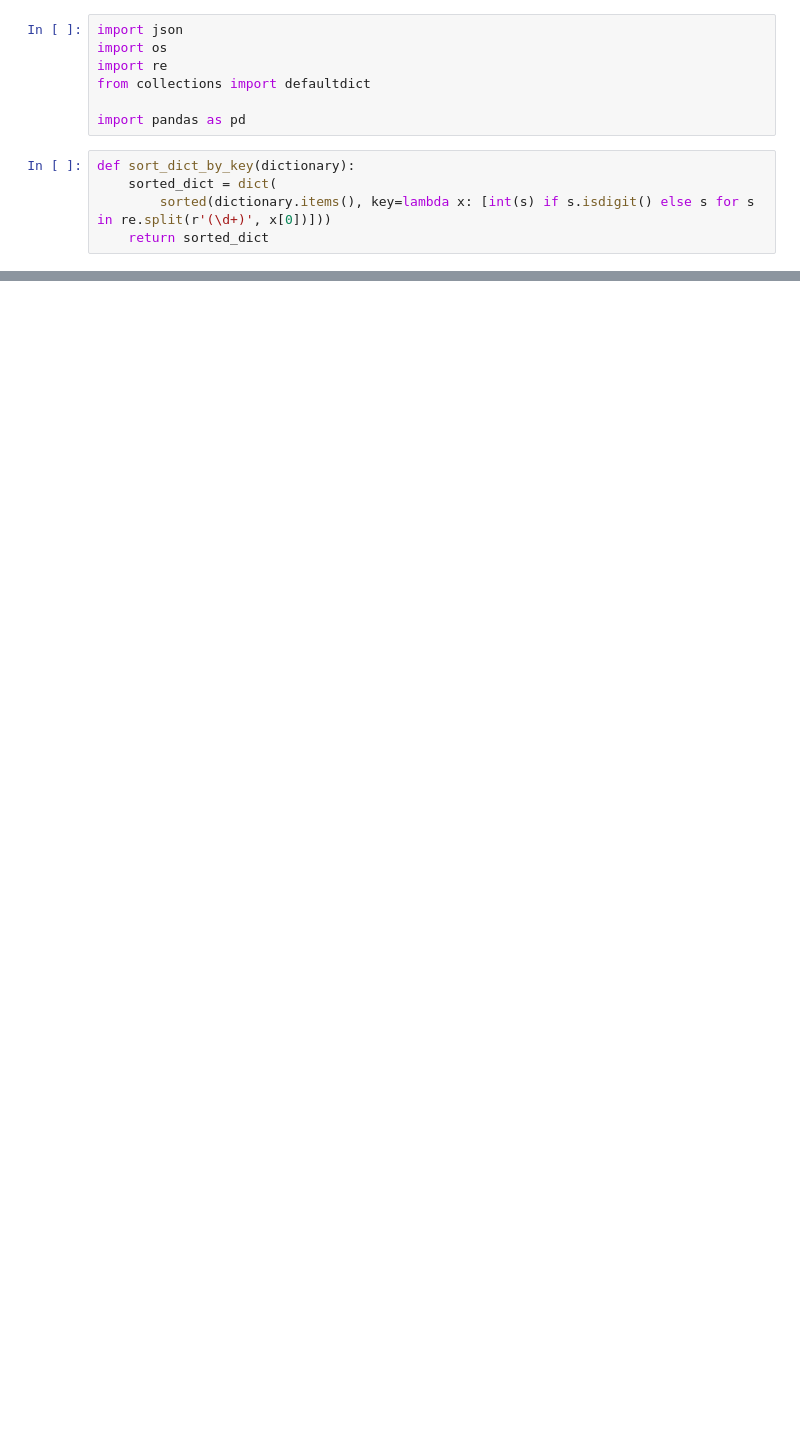
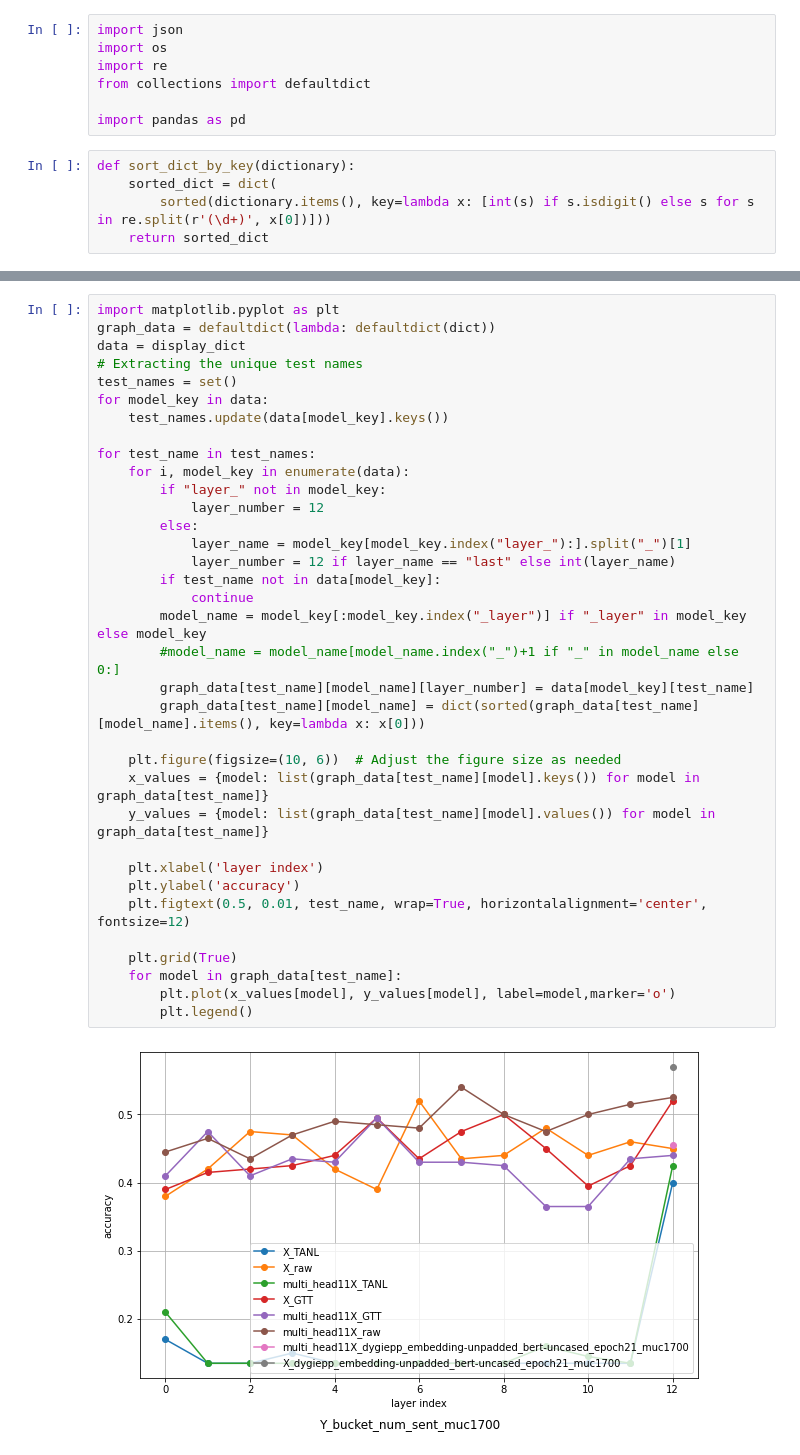
Before and after one commit to GithuBarry/DocIE-Probing, a Jupyter notebook: Probing/Code/data_analysis.ipynb, the cells around one changed output, grey strips where cells are left out. Cells and saved outputs as stored; diff of their text form; blank space fills up the shorter version.

```diff
--- a/Probing/Code/data_analysis.ipynb
+++ b/Probing/Code/data_analysis.ipynb
@@ -176,0 +186,37 @@ df
+# %%
+import matplotlib.pyplot as plt
+graph_data = defaultdict(lambda: defaultdict(dict))
+data = display_dict
+# Extracting the unique test names
+test_names = set()
+for model_key in data:
+    test_names.update(data[model_key].keys())
+
+for test_name in test_names:
+    for i, model_key in enumerate(data):
+        if "layer_" not in model_key:
+            layer_number = 12
+        else:
+            layer_name = model_key[model_key.index("layer_"):].split("_")[1]
+            layer_number = 12 if layer_name == "last" else int(layer_name)
+        if test_name not in data[model_key]:
+            continue
+        model_name = model_key[:model_key.index("_layer")] if "_layer" in model_key else model_key
+        #model_name = model_name[model_name.index("_")+1 if "_" in model_name else 0:]
+        graph_data[test_name][model_name][layer_number] = data[model_key][test_name]
+        graph_data[test_name][model_name] = dict(sorted(graph_data[test_name][model_name].items(), key=lambda x: x[0]))
+
+    plt.figure(figsize=(10, 6))  # Adjust the figure size as needed
+    x_values = {model: list(graph_data[test_name][model].keys()) for model in graph_data[test_name]}
+    y_values = {model: list(graph_data[test_name][model].values()) for model in graph_data[test_name]}
+
+    plt.xlabel('layer index')
+    plt.ylabel('accuracy')
+    plt.figtext(0.5, 0.01, test_name, wrap=True, horizontalalignment='center', fontsize=12)
+
+    plt.grid(True)
+    for model in graph_data[test_name]:
+        plt.plot(x_values[model], y_values[model], label=model,marker='o')
+        plt.legend()
+# %% [output]
+[figure, added]
```
Also changed, not shown: parts of 13 cells of this notebook.
